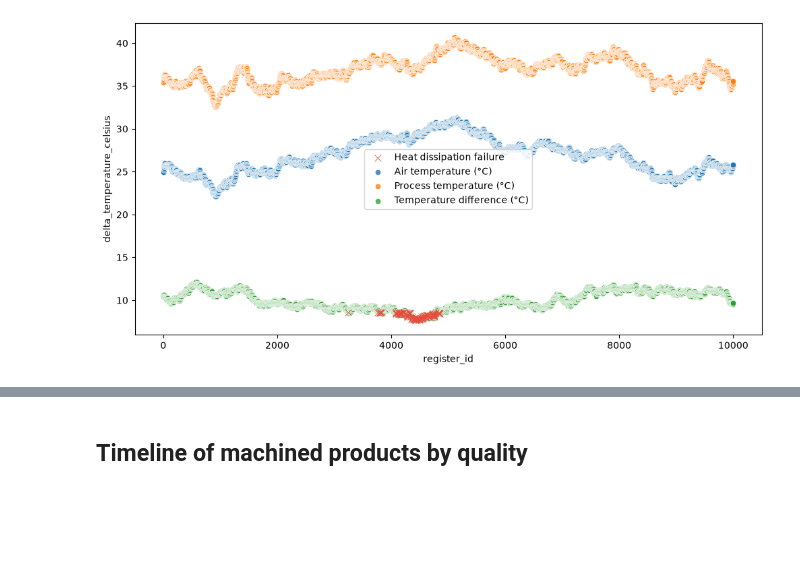
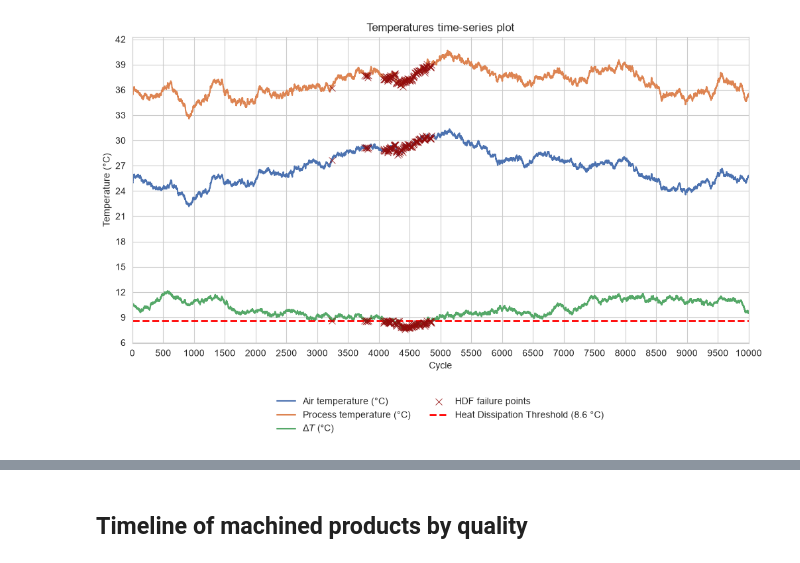
Before and after one commit to ghperez/milling-pdm, a Jupyter notebook: notebooks/03_process_variables_analysis.ipynb, the cells around one changed output, grey strips where cells are left out. Saved outputs shown, nothing was run; the diff lists cells and outputs as text; code cells hidden in the pictures; blank space fills up the shorter version.

Commit message:
Plotted the time series of process variables

```diff
--- a/notebooks/03_process_variables_analysis.ipynb
+++ b/notebooks/03_process_variables_analysis.ipynb
@@ -36,0 +60,4 @@ df
+# %%
+# Load 'failure_data_unpivoted' dataset to a pandas dataframe
+df_failure_mode = pd.read_sql(f"SELECT * FROM failure_data_unpivoted",con=engine, index_col="register_id")
+df_failure_mode
@@ -36,0 +79,11 @@ df
+# %%
+# Add new features
+
+## Mechanical Power in kW
+df["rotational_speed_rps"] = 2*np.pi*df["rotational_speed_rpm"] / 60 # Convert rotational speed to rad/s
+df["mech_power_kwatts"] = (df["rotational_speed_rps"] * df["torque_nm"])/1000 # Create a column for mechanical power in kW
+df_failure_mode["mech_power_kwatts"] = df["mech_power_kwatts"]
+
+## Temperature difference in °C
+df["delta_temperature_celsius"] = df["process_temperature_celsius"] - df["air_temperature_celsius"]
+df_failure_mode["delta_temperature_celsius"] = df["delta_temperature_celsius"]
@@ -37,39 +92,57 @@ df
 # %%
-# Time-series plot of air_temperature_celsius
-df["delta_temperature_celsius"] = df["process_temperature_celsius"] - df["air_temperature_celsius"]
-df_filtered = df
+# Time-series plot of air_temperature_celsius, process_temperature_celsius and temperature difference
 
+## Create a temperature dataframe with only temperature and failure columns
+df_temp = df_failure_mode[["air_temperature_celsius", "process_temperature_celsius", "delta_temperature_celsius"]]
+rename_dict = {"air_temperature_celsius": "Air temperature (°C)",
+               "process_temperature_celsius": "Process temperature (°C)",
+               "delta_temperature_celsius": r"$\Delta T$ (°C)"}
+
+## Create failure mode dataframe with only temperature columns and filtered for HDF failures status
+df_hdf = df_failure_mode[df_failure_mode["status"]=="HDF"]
+df_hdf = pd.concat([df_hdf["air_temperature_celsius"], df_hdf["process_temperature_celsius"], df_hdf["delta_temperature_celsius"]], join='outer')
+
+## Calculate threshold on temperature difference for HDF
+temp_thresh = max(df_failure_mode[df_failure_mode["status"]=="HDF"]["delta_temperature_celsius"])
+
+## Plot time-series
 plt.figure(figsize=(12, 6))
+sns.set_style("whitegrid")
+sns.lineplot(data=df_temp.rename(columns=rename_dict),
+             dashes=False,
+             palette="deep")
 
-
-
-sns.scatterplot(x="register_id",
-                y="delta_temperature_celsius",
-                data=df[df["heat_dissipation_failure"] == True],
-                label="Heat dissipation failure",
-                color="#e74c3c",
+## Plot failures
+sns.scatterplot(data=df_hdf,
                 marker="x",
                 s=50,
-                zorder=5)
+                color="#920C0C",
+                zorder=5,
+                label="HDF failure points");
 
-sns.scatterplot(x="register_id",
-             y="air_temperature_celsius",
-             data=df_filtered,
-             label="Air temperature (°C)",
-             alpha=0.8)
+## Plot variable limits
+plt.axhline(
+    y=temp_thresh,
+    color='red',
+    linestyle='--',
+    linewidth=2,
+    label=f'Heat Dissipation Threshold ({temp_thresh:.1f} °C)'
+)
+print("")
 
-sns.scatterplot(x="register_id",
-             y="process_temperature_celsius",
-             data=df_filtered,
-             label="Process temperature (°C)",
-             alpha=0.8)
-
-sns.scatterplot(x="register_id",
-             y="delta_temperature_celsius",
-             data=df_filtered,
-             label="Temperature difference (°C)",
-             alpha=0.8)
-
+## Plot settings
+plt.xlim(left=0, right=10000)
+plt.xticks(np.arange(0,10001,500))
+plt.yticks(np.arange(6,43,3))
+plt.title("Temperatures time-series plot")
+plt.xlabel("Cycle")
+plt.ylabel("Temperature (°C)")
+plt.legend(
+    loc='upper center',
+    bbox_to_anchor=(0.5, -0.15),
+    ncol=2,
+    frameon=False
+)
 plt.show()
 # %% [output]
-[figure, old version]
+[figure, new version]
```
Also changed, not shown: parts of 19 cells of this notebook.
